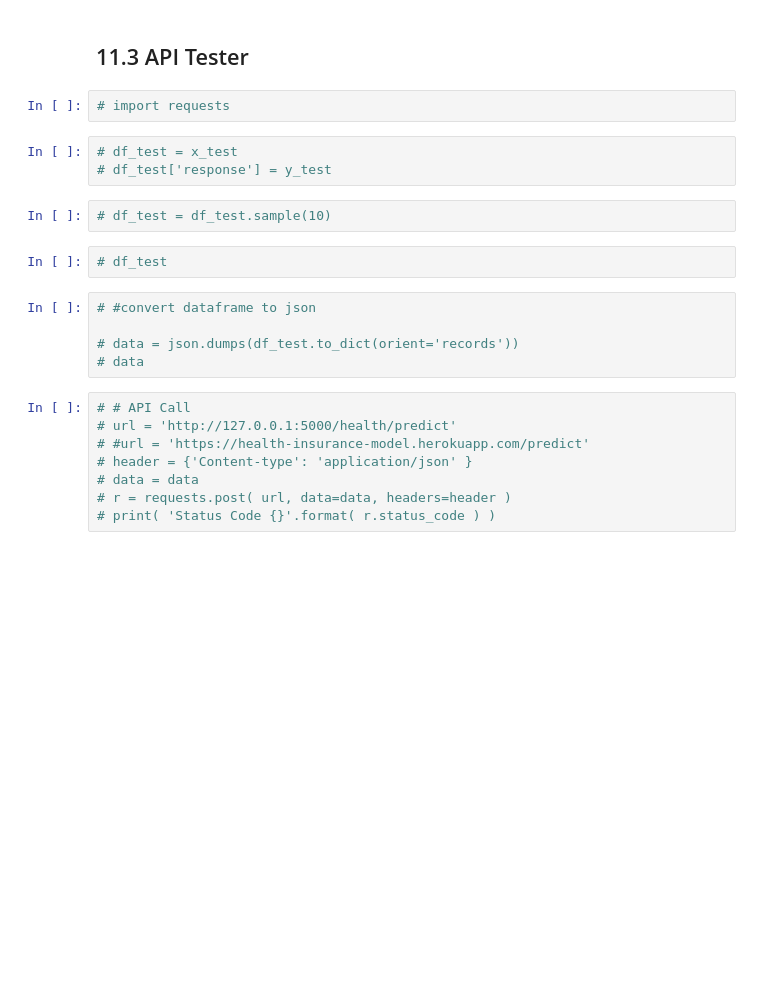
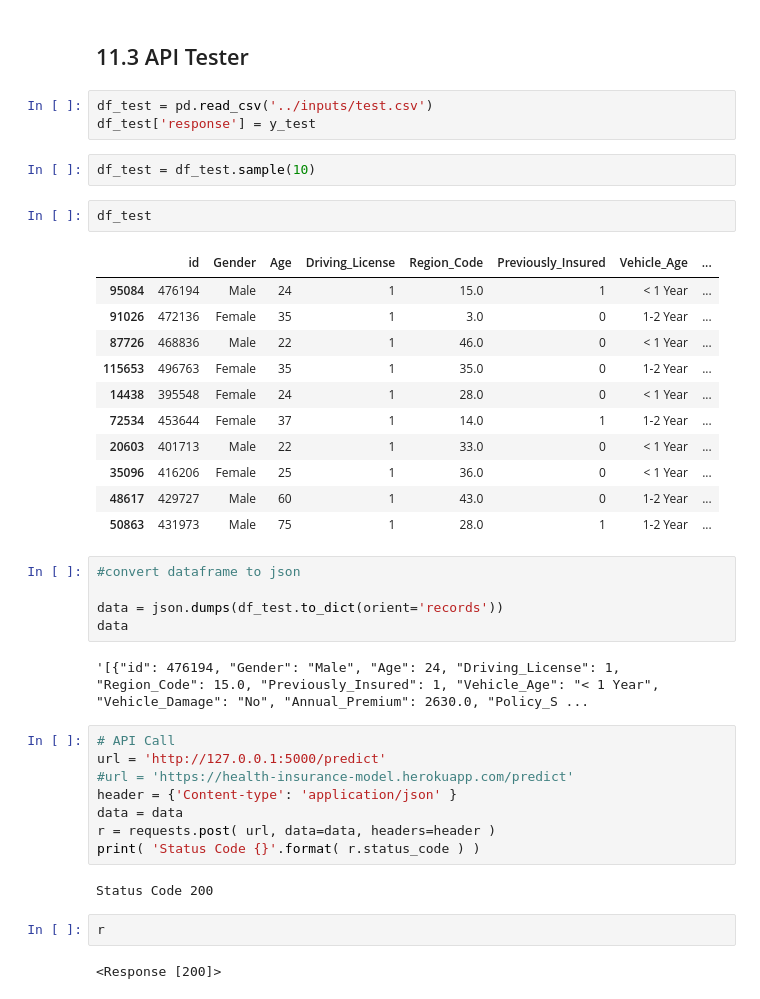
Before and after one commit to alexandrerod/health_insurance_cross_sell, a Jupyter notebook: notebooks/heath_insurance.ipynb, the cells around one changed output. Cells and saved outputs as stored; diff of their text form; blank space fills up the shorter version.

```diff
--- a/notebooks/heath_insurance.ipynb
+++ b/notebooks/heath_insurance.ipynb
@@ -1082,24 +1082,42 @@ pickle.dump(xgb_tunned, open('/home/alexandrerod/Documentos/repos/health_insuran
 # %% [markdown]
 ## 11.3 API Tester
-# %%
-# import requests
-# %%
-# df_test = x_test
-# df_test['response'] = y_test
+# %%
+df_test = pd.read_csv('../inputs/test.csv')
+df_test['response'] = y_test
 # %%
-# df_test = df_test.sample(10)
+df_test = df_test.sample(10)
-# %%
-# df_test
+# %%
+df_test
+# %% [output]
+|  | id | Gender | Age | Driving_License | Region_Code | Previously_Insured | Vehicle_Age | ... |
+| 95084 | 476194 | Male | 24 | 1 | 15.0 | 1 | < 1 Year | ... |
+| 91026 | 472136 | Female | 35 | 1 | 3.0 | 0 | 1-2 Year | ... |
+| 87726 | 468836 | Male | 22 | 1 | 46.0 | 0 | < 1 Year | ... |
+| 115653 | 496763 | Female | 35 | 1 | 35.0 | 0 | 1-2 Year | ... |
+| 14438 | 395548 | Female | 24 | 1 | 28.0 | 0 | < 1 Year | ... |
+| 72534 | 453644 | Female | 37 | 1 | 14.0 | 1 | 1-2 Year | ... |
+| 20603 | 401713 | Male | 22 | 1 | 33.0 | 0 | < 1 Year | ... |
+| 35096 | 416206 | Female | 25 | 1 | 36.0 | 0 | < 1 Year | ... |
+| 48617 | 429727 | Male | 60 | 1 | 43.0 | 0 | 1-2 Year | ... |
+| 50863 | 431973 | Male | 75 | 1 | 28.0 | 1 | 1-2 Year | ... |
 # %%
-# #convert dataframe to json
+#convert dataframe to json
 
-# data = json.dumps(df_test.to_dict(orient='records'))
-# data
+data = json.dumps(df_test.to_dict(orient='records'))
+data
+# %% [output]
+'[{"id": 476194, "Gender": "Male", "Age": 24, "Driving_License": 1, "Region_Code": 15.0, "Previously_Insured": 1, "Vehicle_Age": "< 1 Year", "Vehicle_Damage": "No", "Annual_Premium": 2630.0, "Policy_S ...
 # %%
-# # API Call
-# url = 'http://127.0.0.1:5000/health/predict'
-# #url = 'https://health-insurance-model.herokuapp.com/predict'
-# header = {'Content-type': 'application/json' }
-# data = data
-# r = requests.post( url, data=data, headers=header )
-# print( 'Status Code {}'.format( r.status_code ) )
+# API Call
+url = 'http://127.0.0.1:5000/predict'
+#url = 'https://health-insurance-model.herokuapp.com/predict'
+header = {'Content-type': 'application/json' }
+data = data
+r = requests.post( url, data=data, headers=header )
+print( 'Status Code {}'.format( r.status_code ) )
+# %% [output]
+Status Code 200
+# %%
+r
+# %% [output]
+<Response [200]>
```
Also changed, not shown: parts of 21 cells of this notebook, 4 other files.
